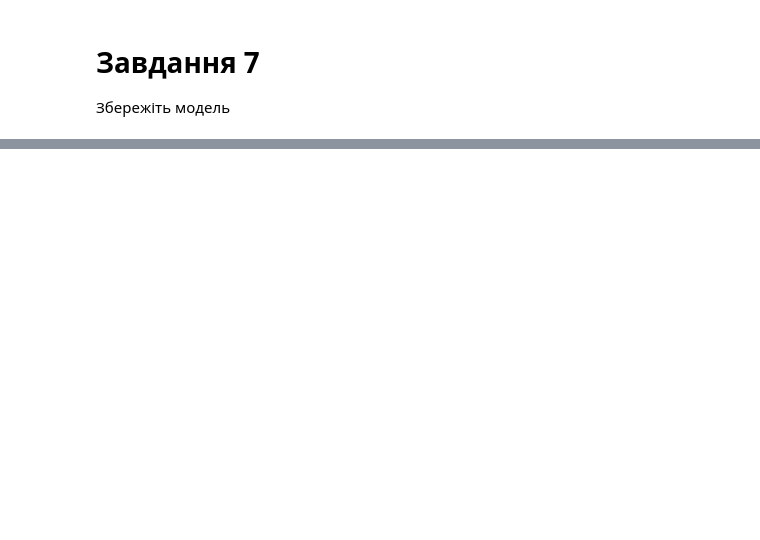
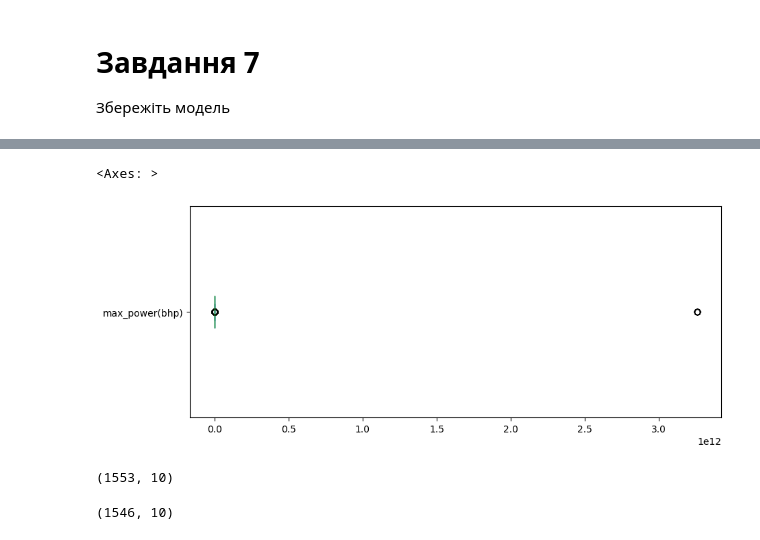
Before and after one commit to shaya-686/AI, a Jupyter notebook: Практика_лінійна_регресія2.ipynb, the cells around one changed output, grey strips where cells are left out. Saved outputs shown, nothing was run; the diff lists cells and outputs as text; code cells hidden in the pictures; blank space fills up the shorter version.

```diff
--- a/Практика_лінійна_регресія2.ipynb
+++ b/Практика_лінійна_регресія2.ipynb
@@ -73,0 +271,17 @@ data
+# %%
+df['max_power(bhp)'].plot(kind='box', vert=False, figsize=(10,4))
+# %% [output]
+<Axes: >
+[figure, added]
+# %%
+max_value = df['engine(cc)'].max()
+count_max_value = (df['engine(cc)'] == max_value).sum()
+count_max_value
+df.shape
+# %% [output]
+(1553, 10)
+# %%
+filtered_df = df[df['engine(cc)'] != max_value]
+filtered_df.shape
+# %% [output]
+(1546, 10)
```
Also changed, not shown: parts of 23 cells of this notebook.
